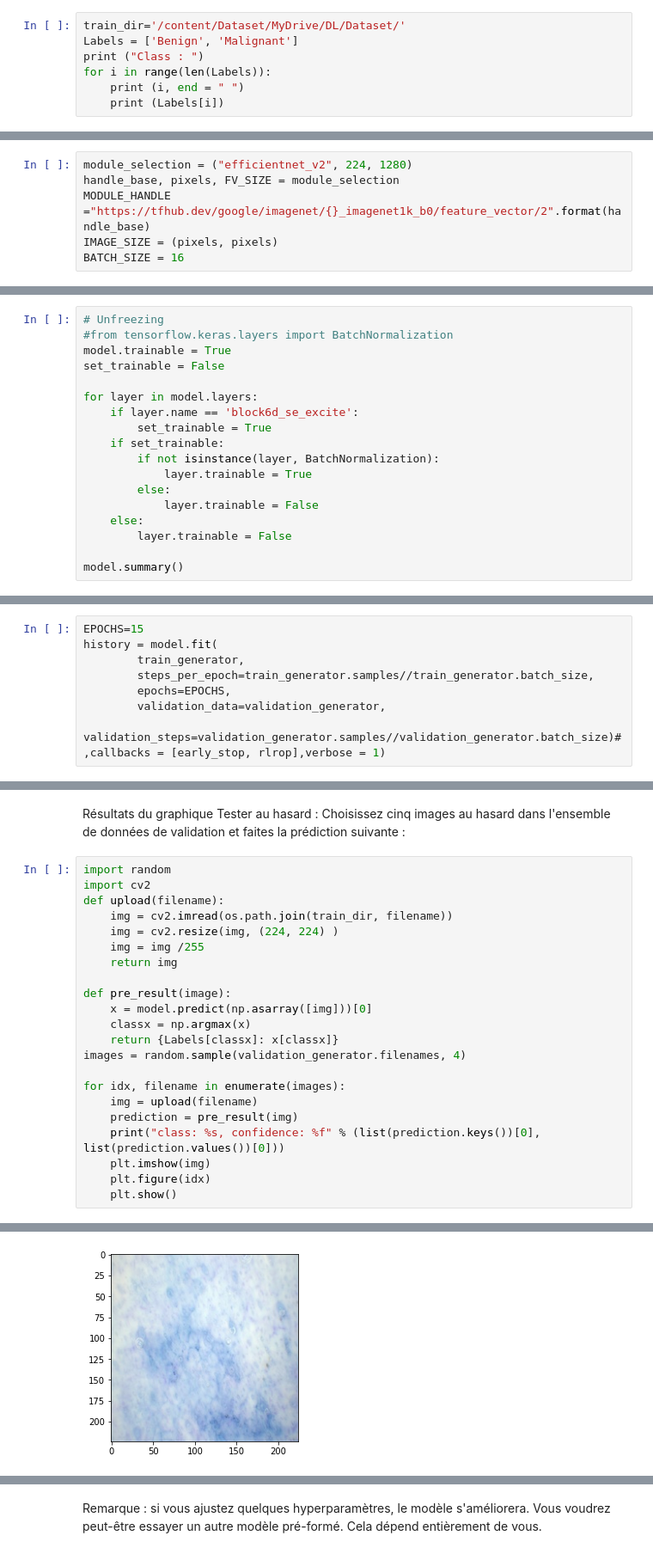
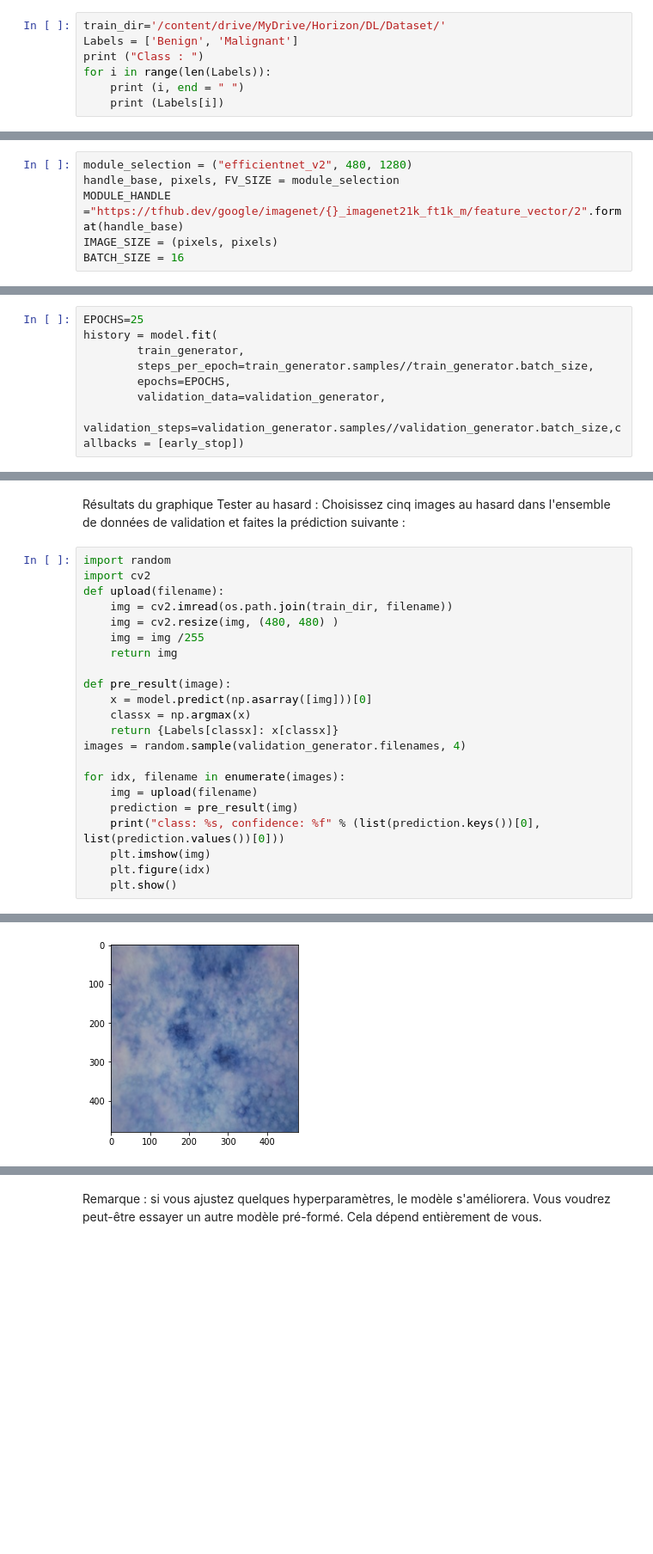
Before and after one commit to asdjimespoir/Skin_Lesion_Segmentation_Cancer_Detection, a Jupyter notebook: Cancer_Detection_with_EfficientNetV2.ipynb, the cells around one changed output, grey strips where cells are left out. Shown at 86% size. Drawn from its saved outputs; the diff is of its cells as text; blank space fills up the shorter version.

```diff
--- a/Cancer_Detection_with_EfficientNetV2.ipynb
+++ b/Cancer_Detection_with_EfficientNetV2.ipynb
@@ -35,5 +31,5 @@ Mounted at /content/Dataset
 # %%
-train_dir='/content/Dataset/MyDrive/DL/Dataset/'
+train_dir='/content/drive/MyDrive/Horizon/DL/Dataset/'
 Labels = ['Benign', 'Malignant']
 print ("Class : ")
 for i in range(len(Labels)):
@@ -52,9 +48,9 @@ Transfert d'apprentissage avec le hub TensorFlow :
 
 Sélectionnez le module Hub/TF2 à utiliser, vous avez le choix entre inception v3 ou Mobilenet. Dans le blog, nous utilisons le modèle MobileNet.
 # %%
-module_selection = ("efficientnet_v2", 224, 1280)
+module_selection = ("efficientnet_v2", 480, 1280)
 handle_base, pixels, FV_SIZE = module_selection
-MODULE_HANDLE ="https://tfhub.dev/google/imagenet/{}_imagenet1k_b0/feature_vector/2".format(handle_base)
+MODULE_HANDLE ="https://tfhub.dev/google/imagenet/{}_imagenet21k_ft1k_m/feature_vector/2".format(handle_base)
 IMAGE_SIZE = (pixels, pixels)
 BATCH_SIZE = 16
 # %% [markdown]
@@ -170,18 +147,0 @@ model.compile(
-# %%
-# Unfreezing
-#from tensorflow.keras.layers import BatchNormalization
-model.trainable = True
-set_trainable = False
-
-for layer in model.layers:
-    if layer.name == 'block6d_se_excite':
-        set_trainable = True
-    if set_trainable:
-        if not isinstance(layer, BatchNormalization):
-            layer.trainable = True
-        else:
-            layer.trainable = False
-    else:
-        layer.trainable = False
-
-model.summary()
@@ -208,9 +158,9 @@ _________________________________________________________________
 # %%
-EPOCHS=15
+EPOCHS=25
 history = model.fit(
         train_generator,
         steps_per_epoch=train_generator.samples//train_generator.batch_size,
         epochs=EPOCHS,
         validation_data=validation_generator,
-        validation_steps=validation_generator.samples//validation_generator.batch_size)#,callbacks = [early_stop, rlrop],verbose = 1)
+        validation_steps=validation_generator.samples//validation_generator.batch_size,callbacks = [early_stop])
 # %% [output]
@@ -285,7 +232,7 @@ import random
 import cv2
 def upload(filename):
     img = cv2.imread(os.path.join(train_dir, filename))
-    img = cv2.resize(img, (224, 224) )
+    img = cv2.resize(img, (480, 480) )
     img = img /255
     return img
 
@@ -319,4 +266,4 @@ class: Malignant, confidence: 0.565261
-[figure, old version]
+[figure, new version]
 <Figure size 432x288 with 0 Axes>
 # %% [markdown]
 Remarque : si vous ajustez quelques hyperparamètres, le modèle s'améliorera. Vous voudrez peut-être essayer un autre modèle pré-formé. Cela dépend entièrement de vous.
```
Also changed, not shown: parts of 18 cells of this notebook.
